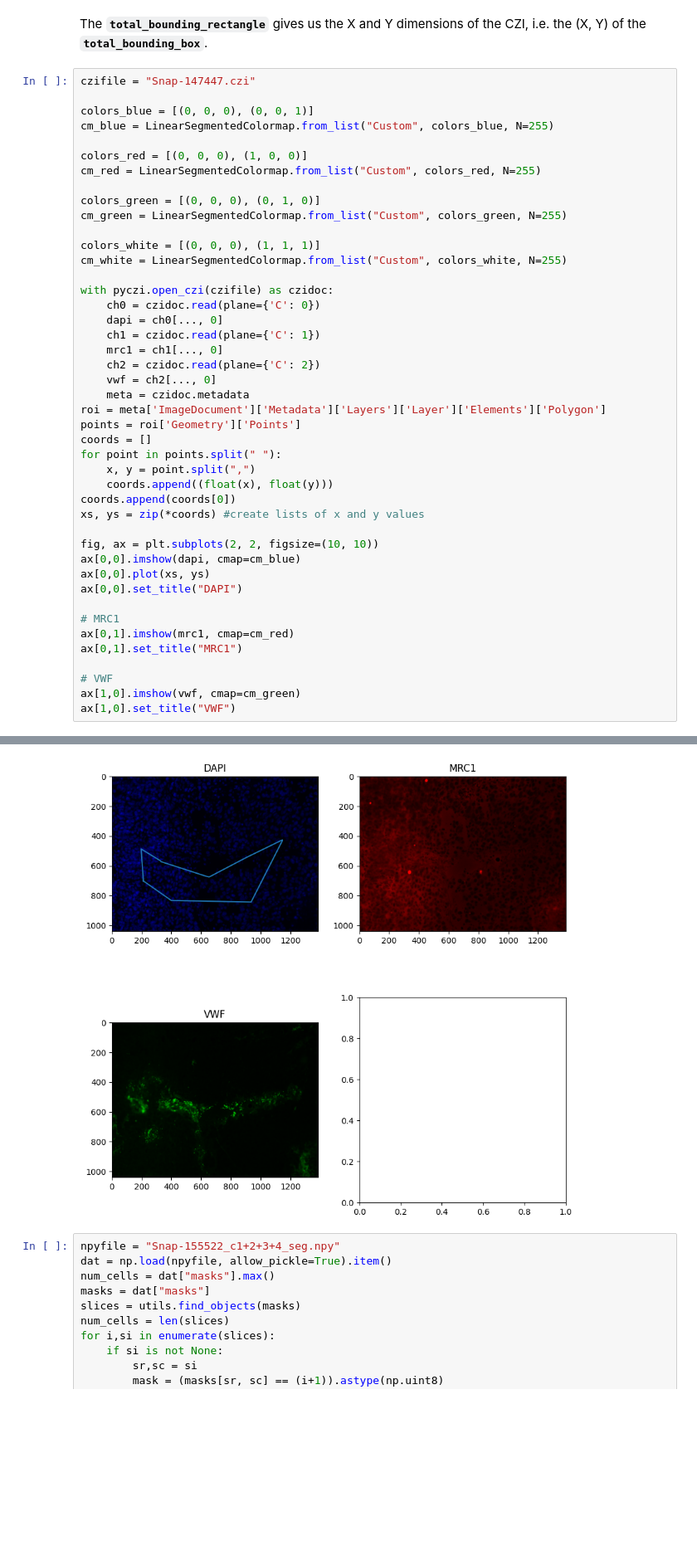
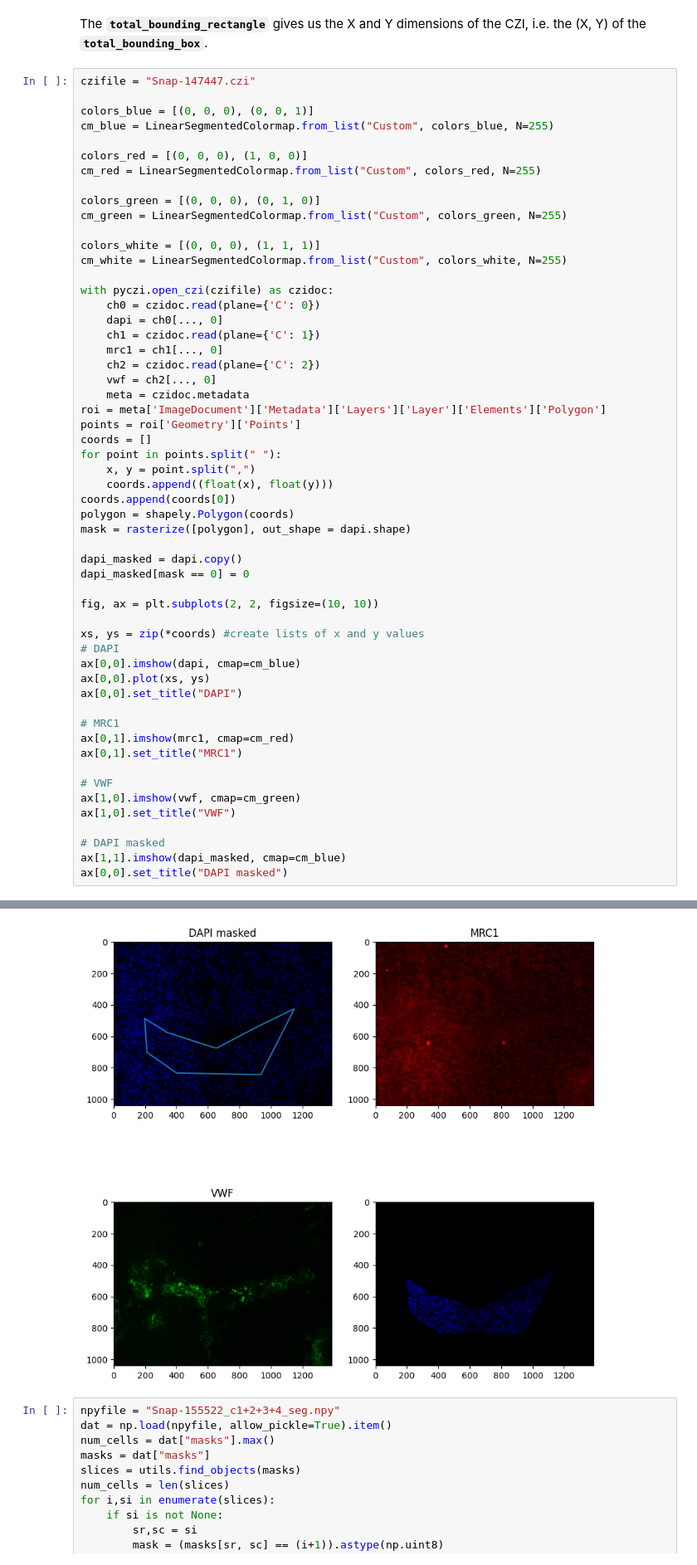
Before and after one commit to chrismuke/OAD, a Jupyter notebook: jupyter_notebooks/pylibCZIrw/roitest.ipynb, the cells around one changed output, grey strips where cells are left out. Shown at 83% size. Drawn from its saved outputs; the diff is of its cells as text; blank space fills up the shorter version.

Commit message:
masked poly

```diff
--- a/jupyter_notebooks/pylibCZIrw/roitest.ipynb
+++ b/jupyter_notebooks/pylibCZIrw/roitest.ipynb
@@ -57,9 +59,16 @@ for point in points.split(" "):
     x, y = point.split(",")
     coords.append((float(x), float(y)))
 coords.append(coords[0])
-xs, ys = zip(*coords) #create lists of x and y values
+polygon = shapely.Polygon(coords)
+mask = rasterize([polygon], out_shape = dapi.shape)
+
+dapi_masked = dapi.copy()
+dapi_masked[mask == 0] = 0
 
 fig, ax = plt.subplots(2, 2, figsize=(10, 10))
+
+xs, ys = zip(*coords) #create lists of x and y values
+# DAPI
 ax[0,0].imshow(dapi, cmap=cm_blue)
 ax[0,0].plot(xs, ys)
 ax[0,0].set_title("DAPI")
@@ -71,4 +80,8 @@ ax[0,1].set_title("MRC1")
 # VWF
 ax[1,0].imshow(vwf, cmap=cm_green)
 ax[1,0].set_title("VWF")
+
+# DAPI masked
+ax[1,1].imshow(dapi_masked, cmap=cm_blue)
+ax[0,0].set_title("DAPI masked")
 # %% [output]
@@ -76,4 +89,4 @@ Text(0.5, 1.0, 'VWF')
-[figure, old version]
+[figure, new version]
 # %%
 npyfile = "Snap-155522_c1+2+3+4_seg.npy"
 dat = np.load(npyfile, allow_pickle=True).item()
```
Also changed, not shown: parts of 2 cells of this notebook.
